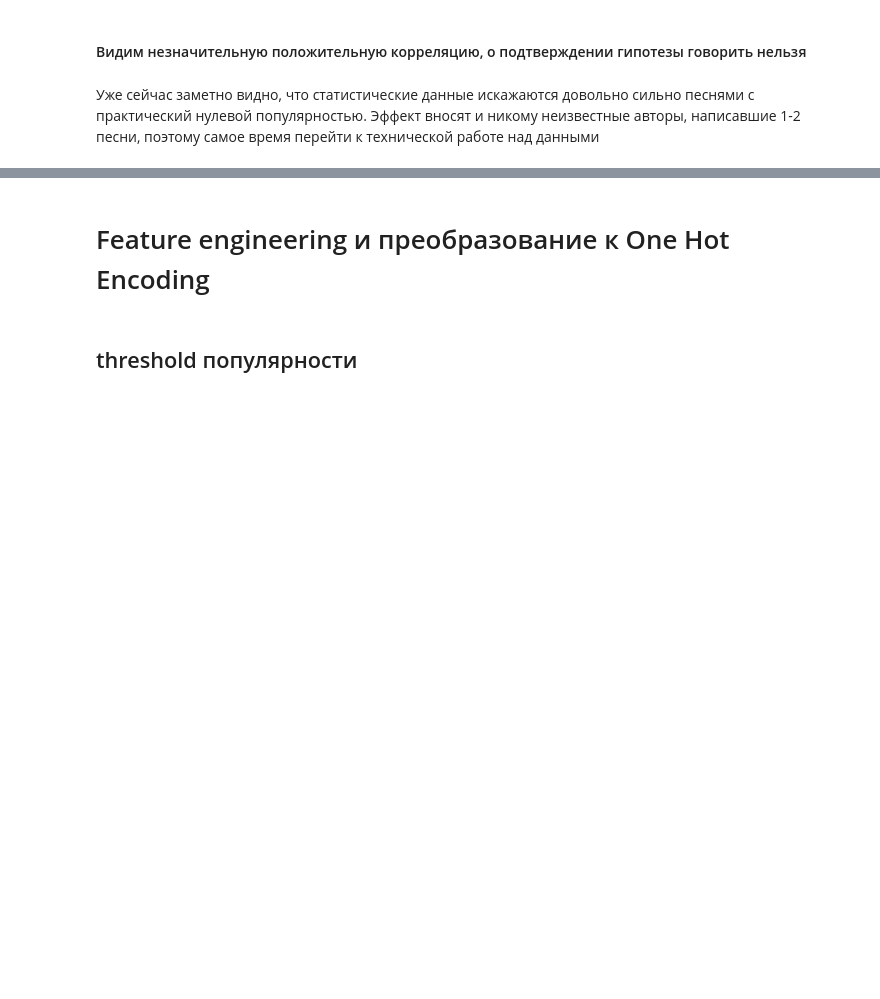
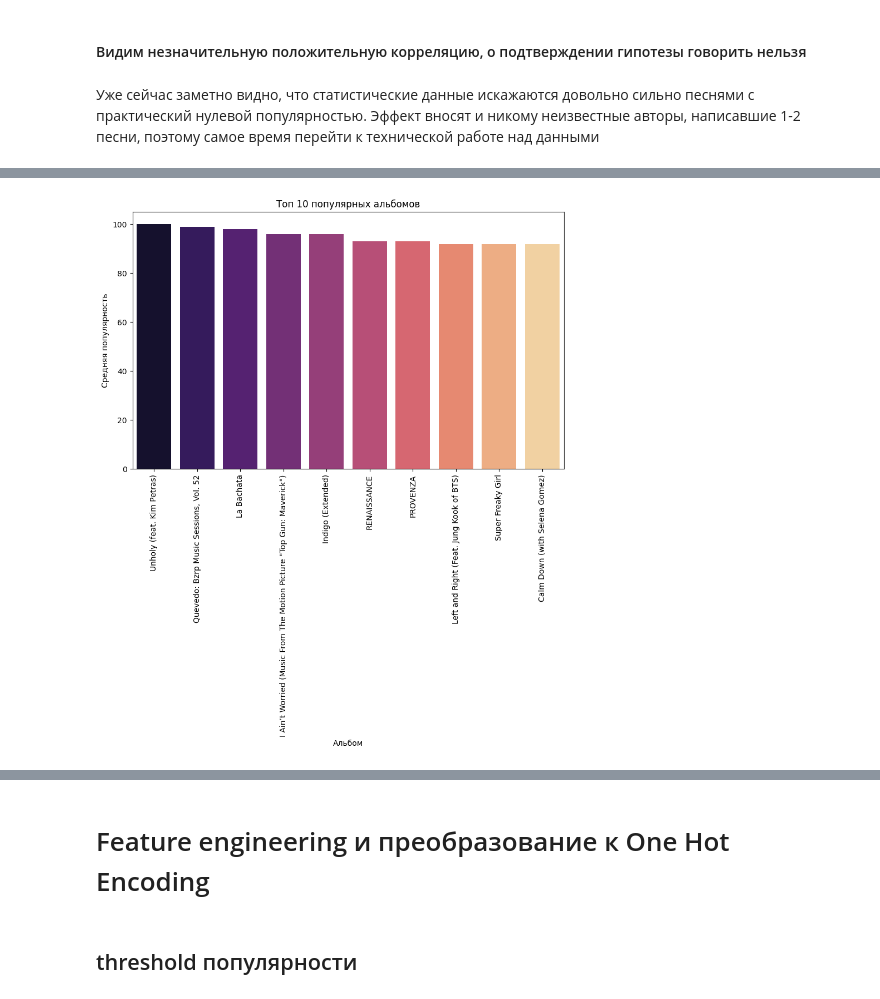
Before and after one commit to FelixShuic/spotify_model, a Jupyter notebook: duration.ipynb, the cells around one changed output, grey strips where cells are left out. Drawn from its saved outputs; the diff is of its cells as text; code cells hidden in the pictures; blank space fills up the shorter version.

```diff
--- a/duration.ipynb
+++ b/duration.ipynb
@@ -364,0 +499,11 @@ print(f'Корреляция между громкостью и популярн
+# %%
+album_popularity = soundframe.groupby('album_name')['popularity'].mean().sort_values(ascending=False).head(10)
+plt.figure(figsize=(10, 6))
+sns.barplot(x=album_popularity.index, y=album_popularity.values, hue=album_popularity.index, palette='magma', legend=False)
+plt.title('Топ 10 популярных альбомов')
+plt.xlabel('Альбом')
+plt.ylabel('Средняя популярность')
+plt.xticks(rotation=90)
+plt.show()
+# %% [output]
+[figure, added]
```
Also changed, not shown: parts of 16 cells of this notebook.
